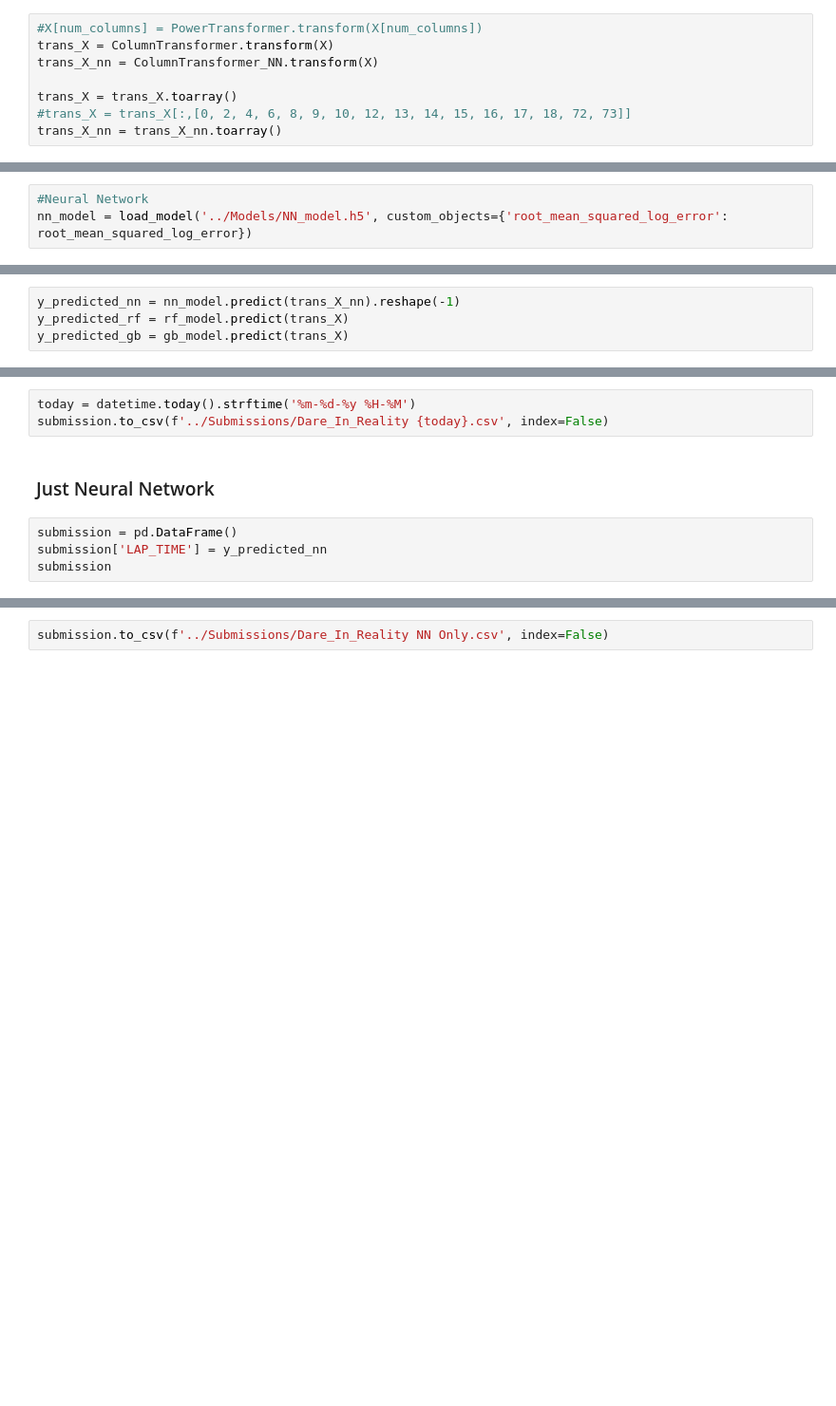
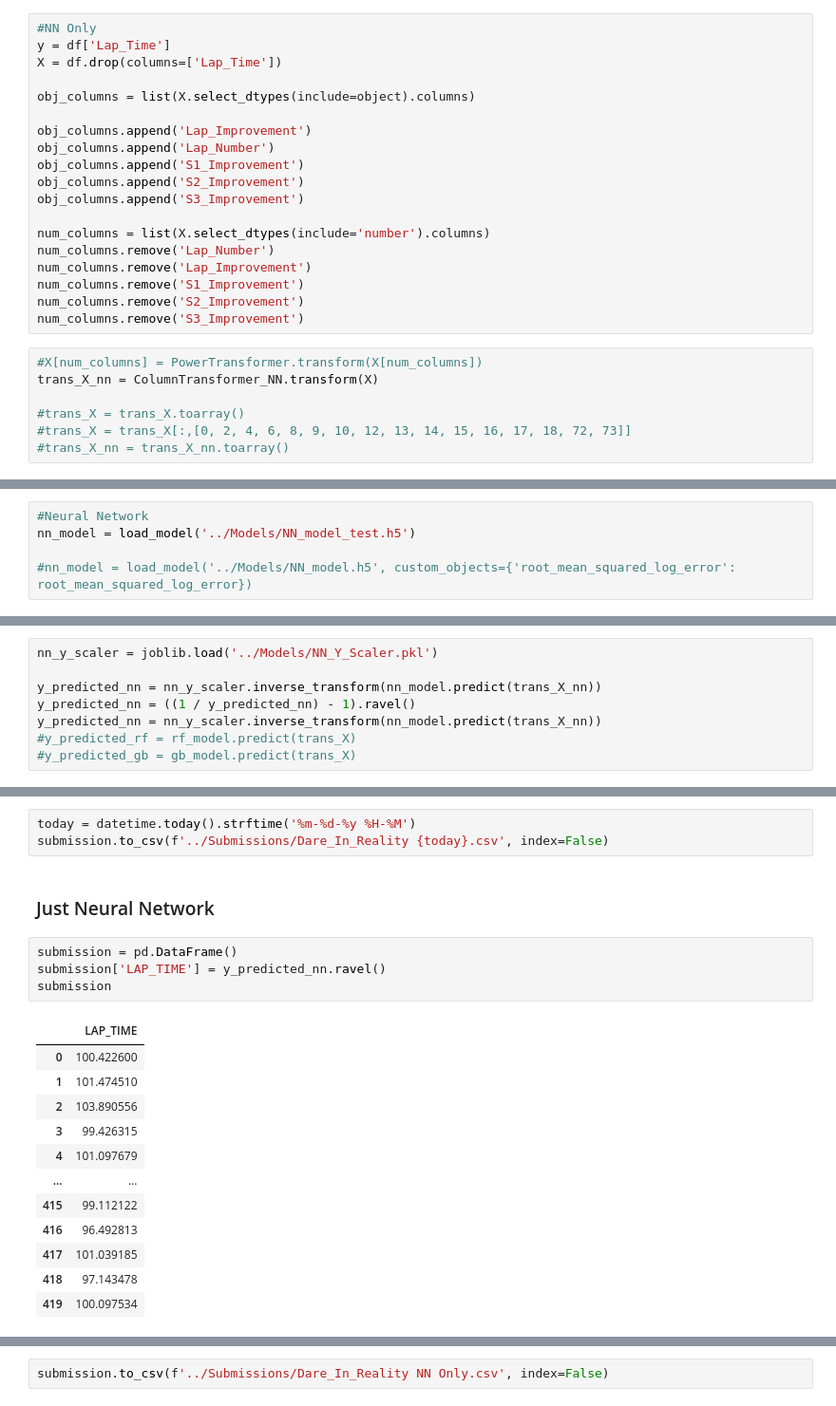
Before and after one commit to MikeAnderson89/Dare_In_Reality_Hackathon, a Jupyter notebook: Notebooks/Production.ipynb, the cells around one changed output, grey strips where cells are left out. Shown at 95% size. Drawn from its saved outputs; the diff is of its cells as text; blank space fills up the shorter version.

```diff
--- a/Notebooks/Production.ipynb
+++ b/Notebooks/Production.ipynb
@@ -34,17 +39,37 @@ num_columns = X.select_dtypes(include='number').columns
+# %%
+#NN Only
+y = df['Lap_Time']
+X = df.drop(columns=['Lap_Time'])
+
+obj_columns = list(X.select_dtypes(include=object).columns)
+
+obj_columns.append('Lap_Improvement')
+obj_columns.append('Lap_Number')
+obj_columns.append('S1_Improvement')
+obj_columns.append('S2_Improvement')
+obj_columns.append('S3_Improvement')
+
+num_columns = list(X.select_dtypes(include='number').columns)
+num_columns.remove('Lap_Number')
+num_columns.remove('Lap_Improvement')
+num_columns.remove('S1_Improvement')
+num_columns.remove('S2_Improvement')
+num_columns.remove('S3_Improvement')
 # %%
 #X[num_columns] = PowerTransformer.transform(X[num_columns])
-trans_X = ColumnTransformer.transform(X)
 trans_X_nn = ColumnTransformer_NN.transform(X)
 
-trans_X = trans_X.toarray()
+#trans_X = trans_X.toarray()
 #trans_X = trans_X[:,[0, 2, 4, 6, 8, 9, 10, 12, 13, 14, 15, 16, 17, 18, 72, 73]]
-trans_X_nn = trans_X_nn.toarray()
+#trans_X_nn = trans_X_nn.toarray()
 # %%
 def root_mean_squared_log_error(y_true, y_pred):
         return K.sqrt(K.mean(K.square(K.log(1+y_pred) - K.log(1+y_true))))
 # %%
 #Neural Network
-nn_model = load_model('../Models/NN_model.h5', custom_objects={'root_mean_squared_log_error': root_mean_squared_log_error})
+nn_model = load_model('../Models/NN_model_test.h5')
+
+#nn_model = load_model('../Models/NN_model.h5', custom_objects={'root_mean_squared_log_error': root_mean_squared_log_error})
 # %%
 #Random Forest
 rf_model = joblib.load('../Models/RF_Model.h5')
@@ -52,7 +77,11 @@ rf_model = joblib.load('../Models/RF_Model.h5')
 #Gradient Boost
 gb_model = joblib.load('../Models/Gradient_Boost_Model.h5')
 # %%
-y_predicted_nn = nn_model.predict(trans_X_nn).reshape(-1)
-y_predicted_rf = rf_model.predict(trans_X)
-y_predicted_gb = gb_model.predict(trans_X)
+nn_y_scaler = joblib.load('../Models/NN_Y_Scaler.pkl')
+
+y_predicted_nn = nn_y_scaler.inverse_transform(nn_model.predict(trans_X_nn))
+y_predicted_nn = ((1 / y_predicted_nn) - 1).ravel()
+y_predicted_nn = nn_y_scaler.inverse_transform(nn_model.predict(trans_X_nn))
+#y_predicted_rf = rf_model.predict(trans_X)
+#y_predicted_gb = gb_model.predict(trans_X)
 # %%
@@ -84,5 +103,18 @@ submission.to_csv(f'../Submissions/Dare_In_Reality {today}.csv', index=False)
 ### Just Neural Network
 # %%
 submission = pd.DataFrame()
-submission['LAP_TIME'] = y_predicted_nn
+submission['LAP_TIME'] = y_predicted_nn.ravel()
 submission
+# %% [output]
+|  | LAP_TIME |
+| 0 | 100.422600 |
+| 1 | 101.474510 |
+| 2 | 103.890556 |
+| 3 | 99.426315 |
+| 4 | 101.097679 |
+| ... | ... |
+| 415 | 99.112122 |
+| 416 | 96.492813 |
+| 417 | 101.039185 |
+| 418 | 97.143478 |
+| 419 | 100.097534 |
```
Also changed, not shown: parts of 9 cells of this notebook, 16 other files.
